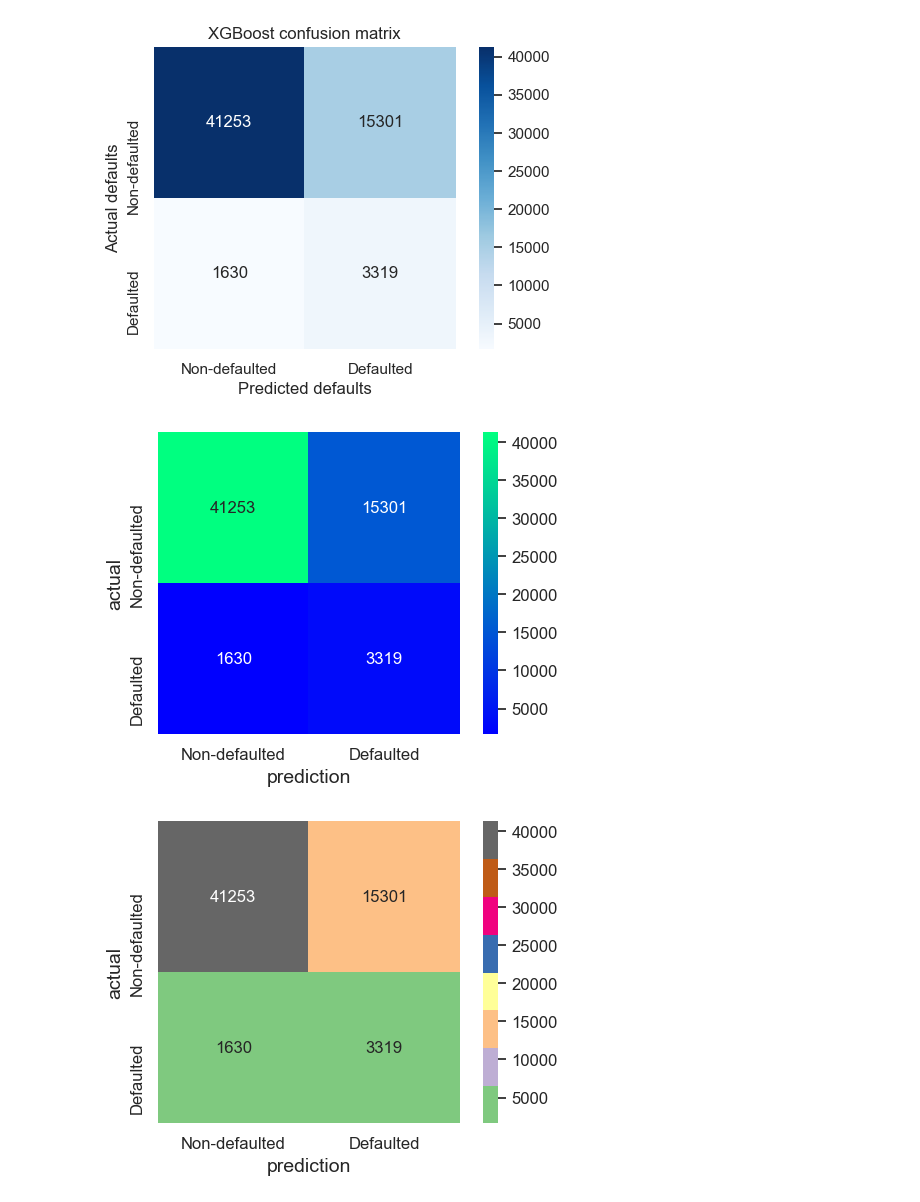
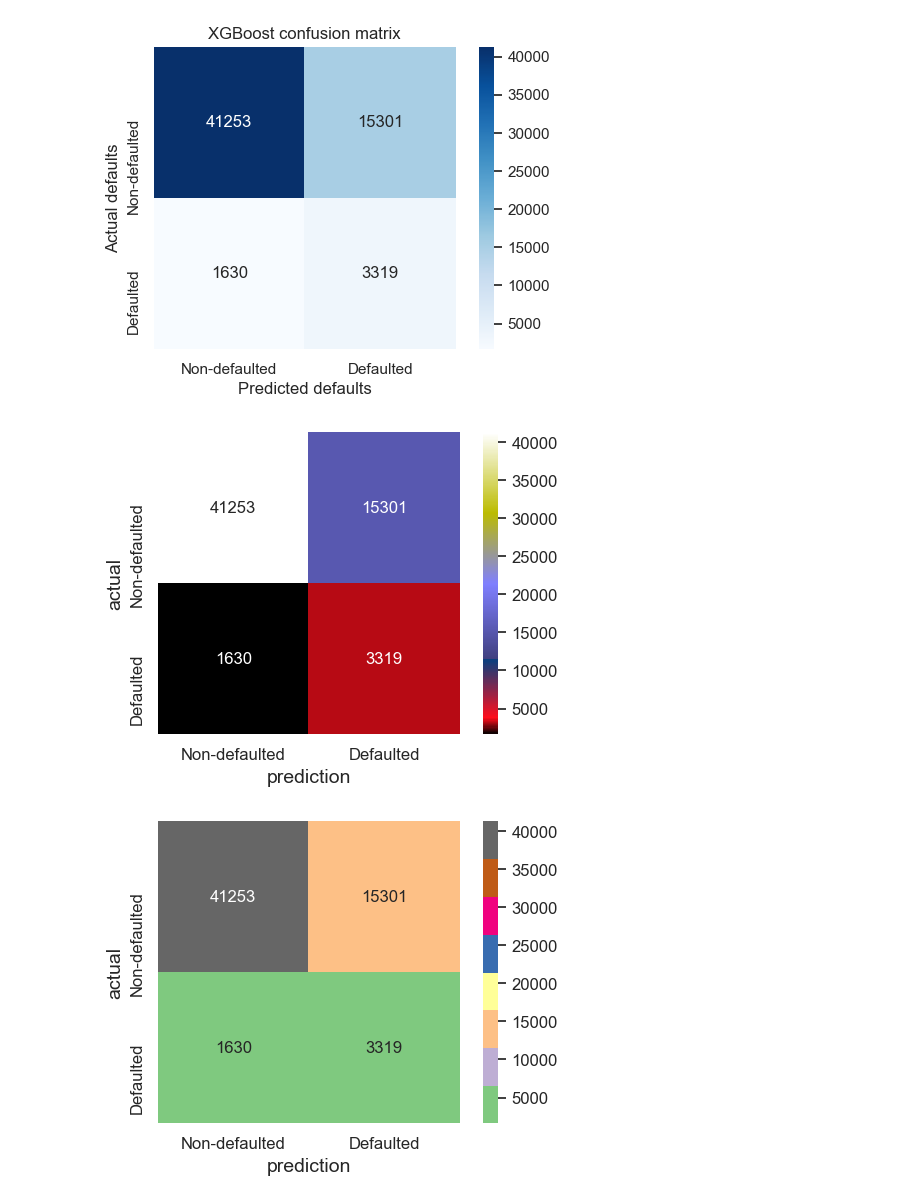
Before and after one commit to luongtruong77/classification-loan-default-risk-detection, a Jupyter notebook: notebooks/XGBoost_train_tune.ipynb, the cells around one changed output. Cells and saved outputs as stored; diff of their text form; code cells hidden in the pictures.

```diff
--- a/notebooks/XGBoost_train_tune.ipynb
+++ b/notebooks/XGBoost_train_tune.ipynb
@@ -469,20 +469,20 @@ plt.savefig("confusion_matrix_xgb.png")
 # %%
 def make_confusion_matrix(model, threshold=0.5):
     # Predict class 1 if probability of being in class 1 is greater than threshold
     # (model.predict(X_test) does this automatically with a threshold of 0.5)
     y_predict_proba = (model.predict_proba(X_test_poly)[:, 1] >= threshold)
     y_predict = model.predict(X_test_poly)
     default_confusion = confusion_matrix(y_test, y_predict_proba)
     plt.figure(dpi=100)
-    sns.heatmap(default_confusion, cmap=plt.cm., annot=True, square=True, fmt='d',
+    sns.heatmap(default_confusion, cmap=plt.cm.gist_stern, annot=True, square=True, fmt='d',
            xticklabels=['Non-defaulted', 'Defaulted'],
            yticklabels=['Non-defaulted', 'Defaulted']);
     plt.xlabel('prediction')
     plt.ylabel('actual')
 
 make_confusion_matrix(gbm)
 # %% [output]
-[figure, old version]
+[figure, new version]
 # %%
 # %% [output]
 [figure]
```
